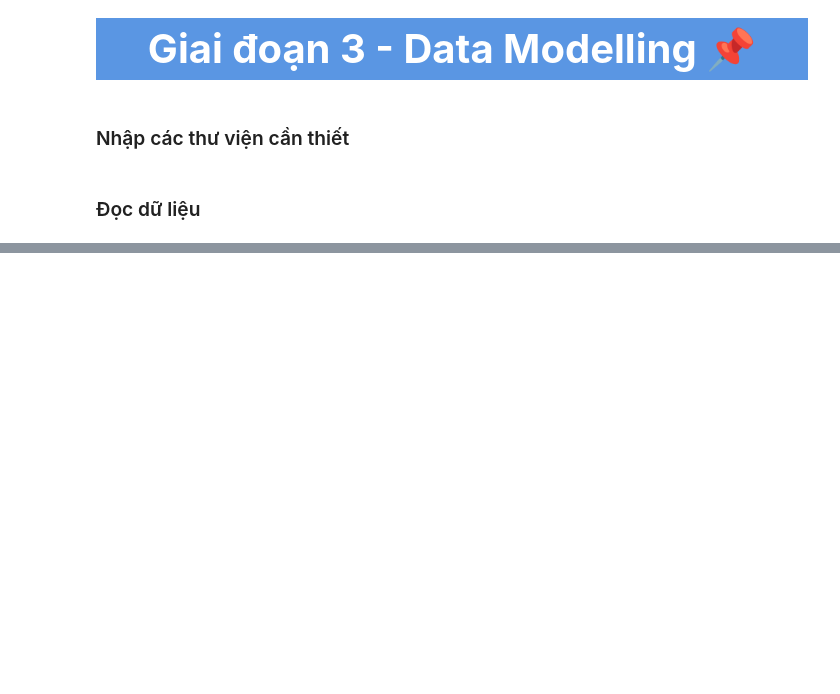
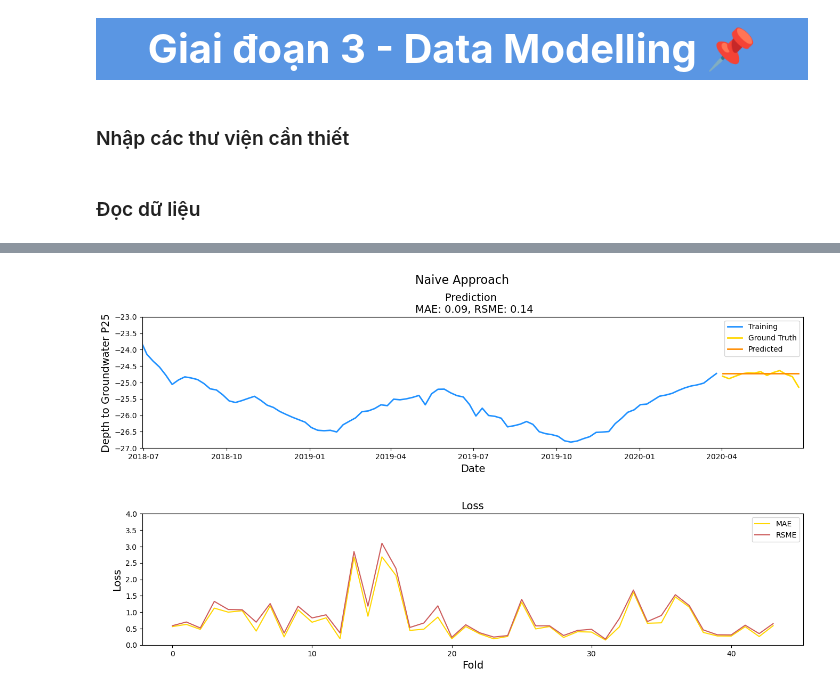
Before and after one commit to GenNyu/Lab-2---DV, a Jupyter notebook: 3.0_DataModelling.ipynb, the cells around one changed output, grey strips where cells are left out. Cells and saved outputs as stored; diff of their text form; code cells hidden in the pictures; blank space fills up the shorter version.

```diff
--- a/3.0_DataModelling.ipynb
+++ b/3.0_DataModelling.ipynb
@@ -22,0 +247,21 @@ df = pd.read_csv('./data/Water_Cleaner_2.csv', parse_dates=['Date'], date_parser
+# %%
+score_mae = []
+score_rsme = []
+
+for valid_quarter_id in range(2, N_SPLITS):
+    train_index = df1[df1.quarter_idx < valid_quarter_id].index
+    valid_index = df1[df1.quarter_idx == valid_quarter_id].index
+
+    y_train, y_valid = y.iloc[train_index], y.iloc[valid_index]
+
+    # Dự báo theo phương pháp Naive
+    y_valid_pred = pd.Series(np.full(len(y_valid), y_train.iloc[-1]))
+
+    score_mae.append(mean_absolute_error(y_valid, y_valid_pred))
+    score_rsme.append(math.sqrt(mean_squared_error(y_valid, y_valid_pred)))
+
+y_pred = pd.Series(np.full(len(X_test), y.iloc[-1]))
+
+plot_approach_evaluation(y_pred, score_mae, score_rsme, 'Naive Approach')
+# %% [output]
+[figure, added]
```
Also changed, not shown: parts of 56 cells of this notebook, 1 other file.
